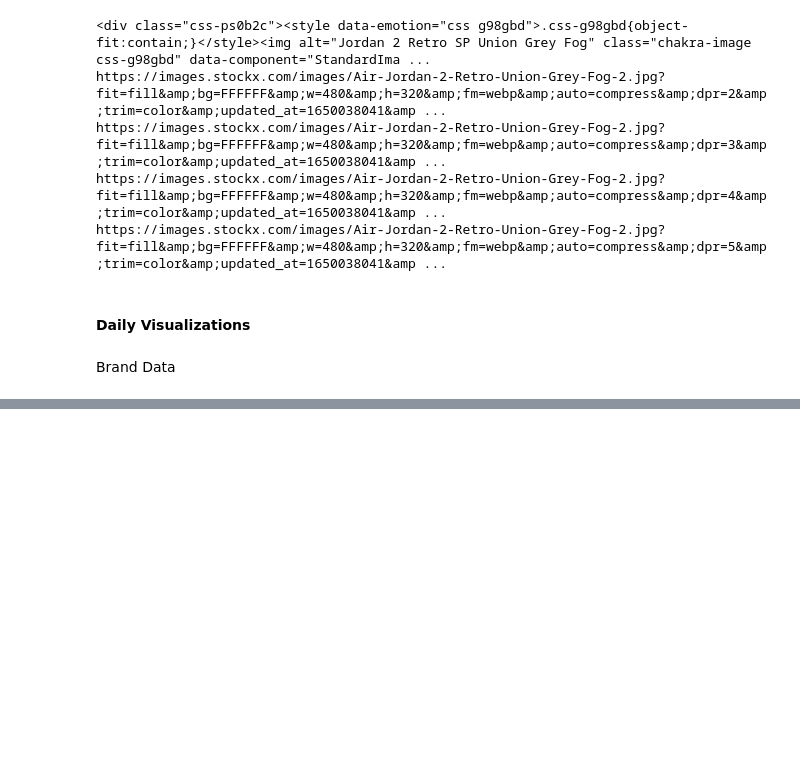
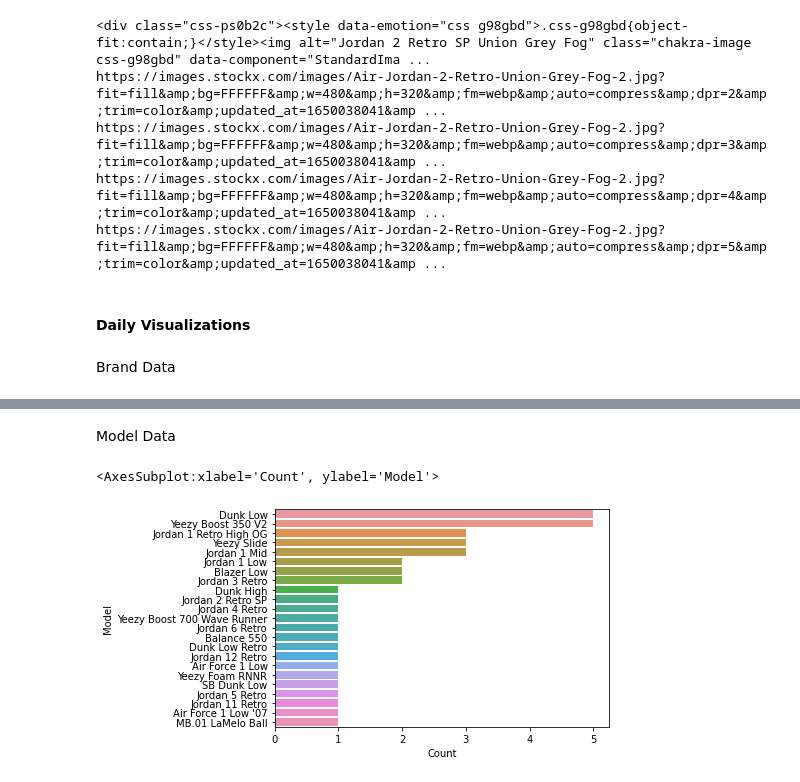
Before and after one commit to raymondtharris/poppin, a Jupyter notebook: poppin.ipynb, the cells around one changed output, grey strips where cells are left out. Cells and saved outputs as stored; diff of their text form; code cells hidden in the pictures; blank space fills up the shorter version.

```diff
--- a/poppin.ipynb
+++ b/poppin.ipynb
@@ -94,0 +95,20 @@ sns.barplot(x=branddata['Brand'], y=branddata['Count'])
+# %% [markdown]
+Model Data
+# %%
+sneaker = pd.DataFrame({'Model': mostpopular40details['Sneaker Model']})
+#print(sneaker)
+for brand in brands:
+    if brand != 'Jordan':
+        sneaker['Model'] = np.where(sneaker['Model'].str.contains(brand), sneaker['Model'].str.replace(brand+' ', ''), sneaker['Model'])
+models = sneaker['Model'].unique()
+
+modeldata = pd.DataFrame()
+for model in models:
+    newmodel = pd.DataFrame({'Model': model, 'Count': np.count_nonzero(sneaker['Model']==model)}, index=[0])
+    modeldata = pd.concat([modeldata, newmodel], ignore_index=True)
+modeldata = modeldata.sort_values(by=['Count'], ascending=False)
+
+sns.barplot(y=modeldata['Model'], x=modeldata['Count'])
+# %% [output]
+<AxesSubplot:xlabel='Count', ylabel='Model'>
+[figure, added]
```
Also changed, not shown: parts of 2 cells of this notebook.
